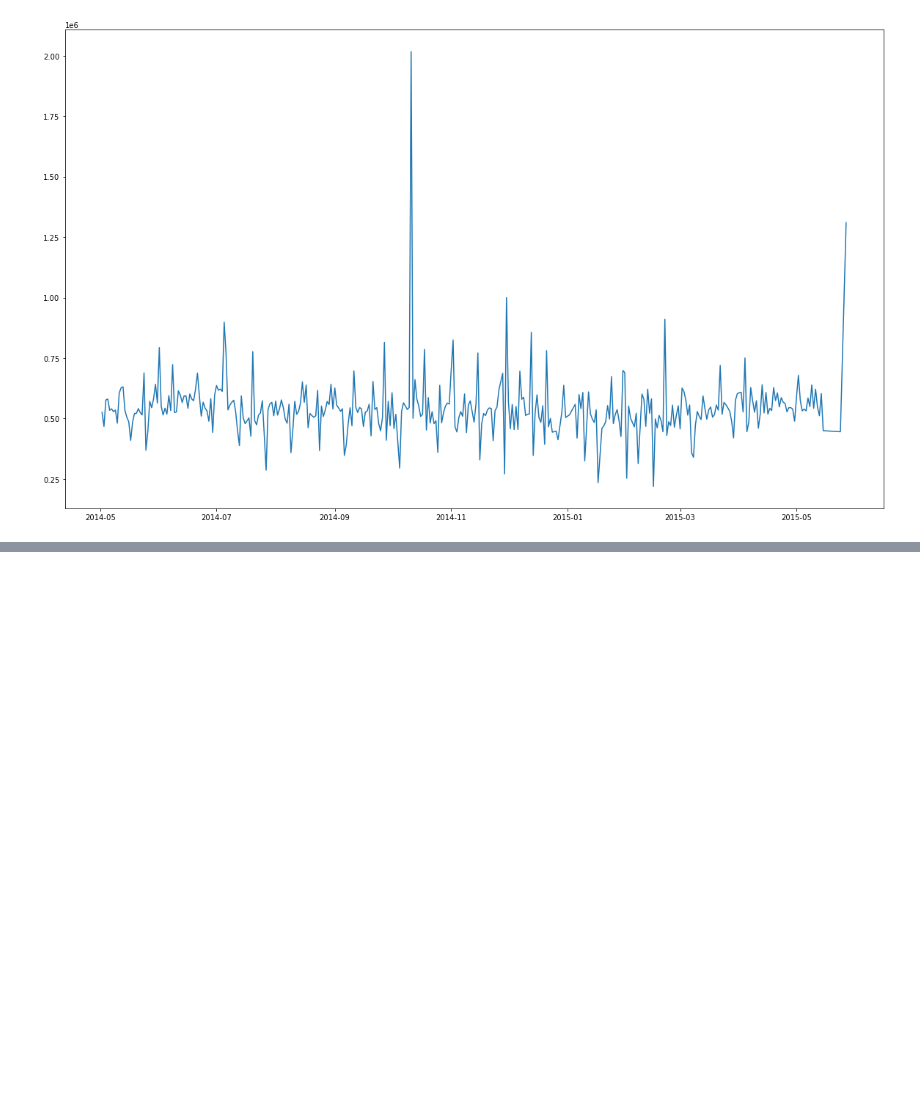
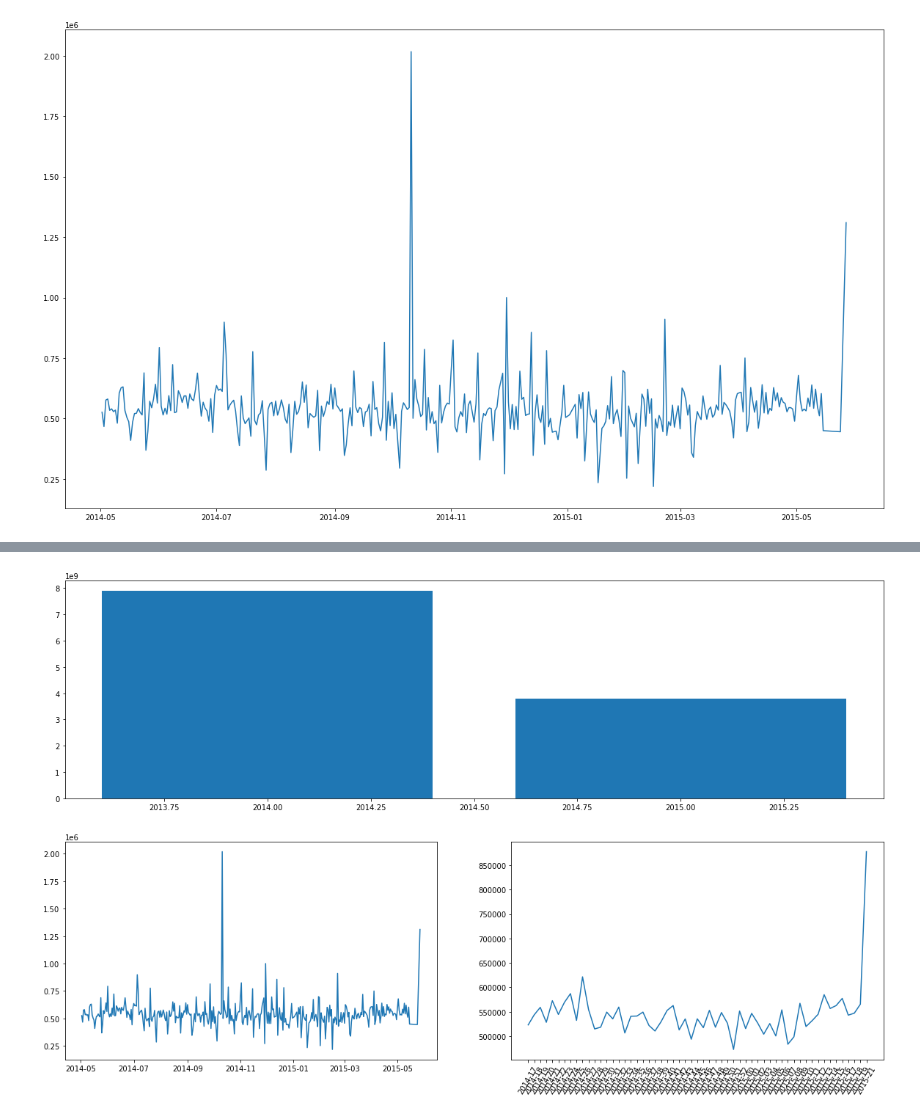
Before and after one commit to endhel/Curso-de-Python-do-ZERO-AO-DS, a Jupyter notebook: aula03.ipynb, the cells around one changed output, grey strips where cells are left out. Saved outputs shown, nothing was run; the diff lists cells and outputs as text; code cells hidden in the pictures; blank space fills up the shorter version.

```diff
--- a/aula03.ipynb
+++ b/aula03.ipynb
@@ -215,0 +211,26 @@ df[['date', 'day']]
+# %%
+# Dashboard
+
+from matplotlib import gridspec
+
+fig = plt.figure( figsize=(20, 12))
+specs = gridspec.GridSpec(ncols=2, nrows=2, figure=fig)
+
+ax1 = fig.add_subplot(specs[0, :])
+ax2 = fig.add_subplot(specs[1, 0])
+ax3 = fig.add_subplot(specs[1, 1])
+
+df['year'] = pd.to_datetime(df.date).dt.year
+by_year = df[['price', 'year']].groupby('year').sum().reset_index()
+ax1.bar(by_year.year, by_year.price)
+
+df['day'] = pd.to_datetime(df.date)
+by_day = df[['price', 'day']].groupby('day').mean().reset_index()
+ax2.plot(by_day.day, by_day.price)
+
+df['year_week'] = pd.to_datetime(df.date).dt.strftime('%Y-%U')
+by_year_week = df[['price', 'year_week']].groupby('year_week').mean().reset_index()
+ax3.plot(by_year_week.year_week, by_year_week.price)
+plt.xticks(rotation=60);
+# %% [output]
+[figure, added]
```
Also changed, not shown: parts of 2 cells of this notebook.
